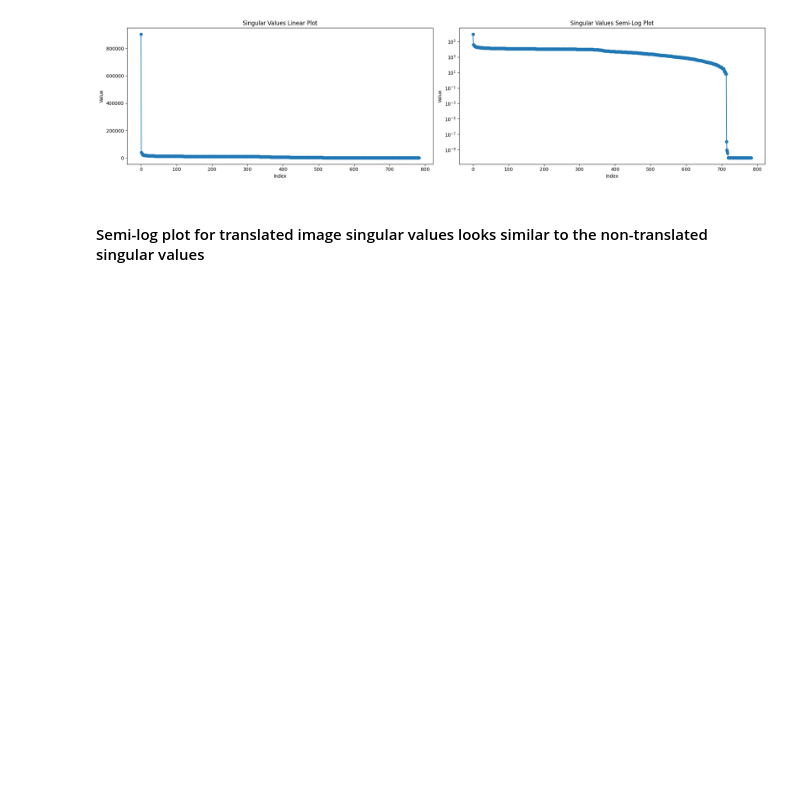
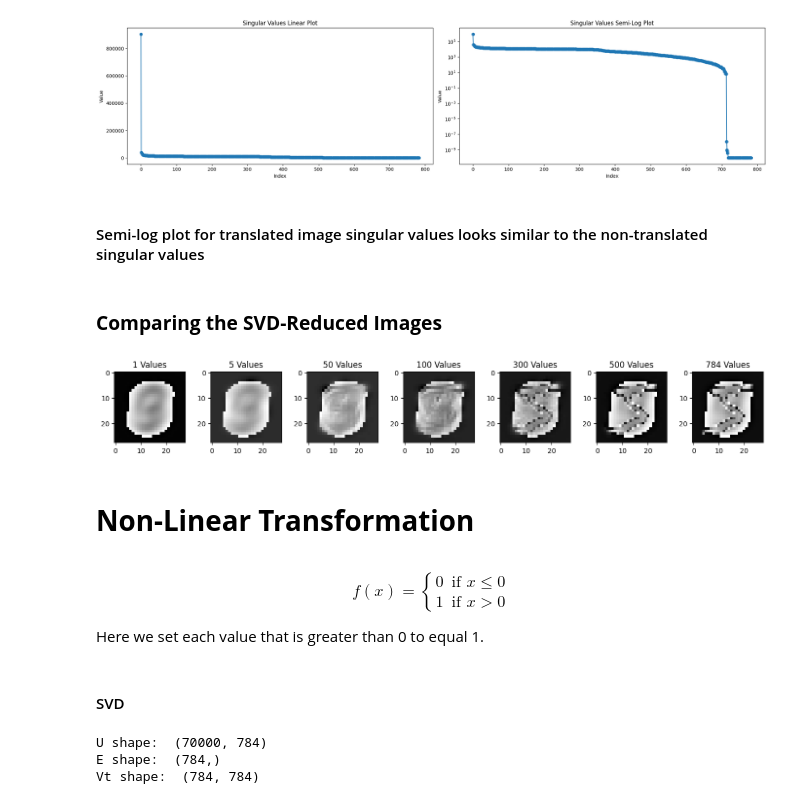
Before and after one commit to jlpercy/DimensionReductionMNIST, a Jupyter notebook: SVD.ipynb, the cells around one changed output. Drawn from its saved outputs; the diff is of its cells as text; code cells hidden in the pictures; blank space fills up the shorter version.

Commit message:
add nonlinear activation function transformation

```diff
--- a/SVD.ipynb
+++ b/SVD.ipynb
@@ -186,3 +198,20 @@ plot(data=E_translated, n_plots=2)
 [figure]
 # %% [markdown]
 #### Semi-log plot for translated image singular values looks similar to the non-translated singular values
+# %% [markdown]
+### __Comparing the SVD-Reduced Images__
+# %%
+plot(data=translated_row_vectors, n_plots=-1, digit_form=False, reconstruct=True, U=U_translated, E=E_translated, V_t=Vt_translated)
+# %% [output]
+[figure, added]
+# %% [markdown]
+# __Non-Linear Transformation__
+# %% [markdown]
+$$
+f(x) = \begin{cases}
+0 & \text{if } x \leq 0 \\
+1 & \text{if } x > 0
+\end{cases}
+$$
+
+Here we set each value that is greater than 0 to equal 1.
@@ -188,0 +220,12 @@ plot(data=E_translated, n_plots=2)
+# %% [markdown]
+#### SVD
+# %%
+U_transformed, E_transformed, Vt_transformed = np.linalg.svd(transformed_data, full_matrices=False)
+
+print('U shape: ', U_transformed.shape)
+print('E shape: ', E_transformed.shape)
+print('Vt shape: ', Vt_transformed.shape)
+# %% [output]
+U shape:  (70000, 784)
+E shape:  (784,)
+Vt shape:  (784, 784)
```
Also changed, not shown: parts of 9 cells of this notebook.
